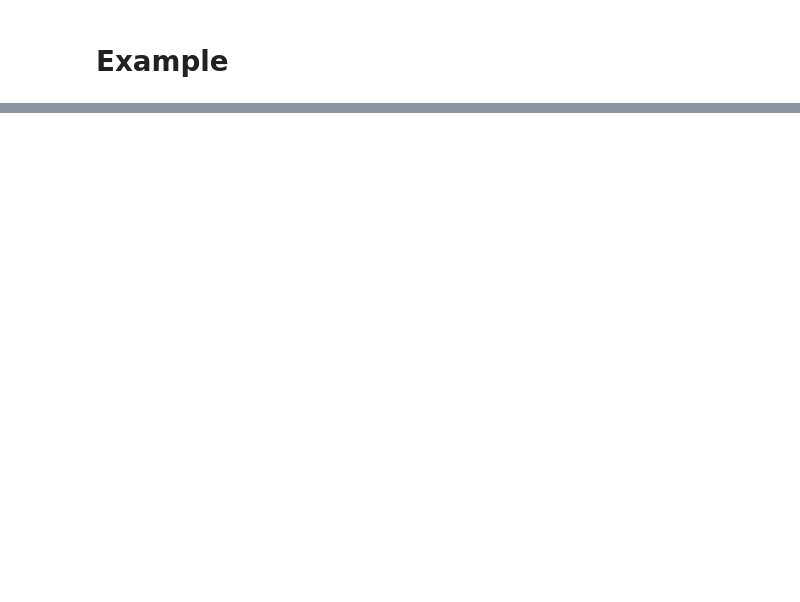
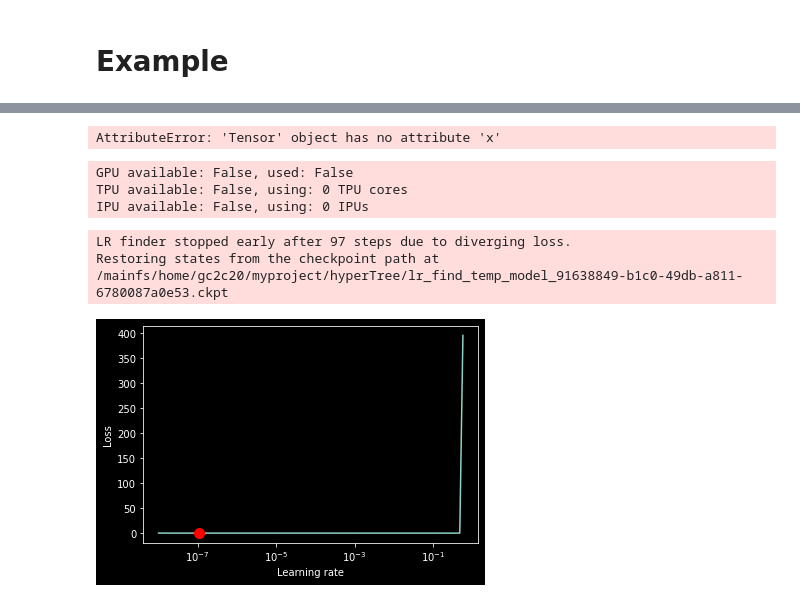
Before and after one commit to GiorgioCerro/hyparticle-net, a Jupyter notebook: playing_with_gnn.ipynb, the cells around one changed output, grey strips where cells are left out. Drawn from its saved outputs; the diff is of its cells as text; code cells hidden in the pictures; blank space fills up the shorter version.

```diff
--- a/playing_with_gnn.ipynb
+++ b/playing_with_gnn.ipynb
@@ -187,0 +141,12 @@ tensor([0., 0., 0., 0., 0., 0., 0., 0., 0., 0., 0., 0., 0., 0., 0., 0., 0., 0.,
+# %%
+train = ParticleDataset('data/hz_train.hdf5','signal')
+train = DataLoader(train, batch_size=4, shuffle=True,num_workers=128)
+
+test = ParticleDataset('data/hz_test.hdf5','signal')
+test = DataLoader(test, batch_size=4,num_workers=128)
+# %%
+def distance_matrix(nodes):
+    _a = (nodes[:,0][...,None] - nodes[:,0]) ** 2.
+    _b = (nodes[:,1][...,None] - nodes[:,1]) ** 2.
+    matrix = th.sqrt( _a + _b + 1e-8)
+    return matrix
@@ -187,0 +202,12 @@ tensor([0., 0., 0., 0., 0., 0., 0., 0., 0., 0., 0., 0., 0., 0., 0., 0., 0., 0.,
+# %%
+class LitProgressBar(TQDMProgressBar):
+    def init_validation_tqdm(self):
+        bar = super().init_validation_tqdm()
+        bar.set_description('running training ...')
+        return bar
+# %%
+hgnn = LitHGNN()
+bar = LitProgressBar()
+
+trainer = pl.Trainer(max_epochs=2,callbacks=[bar])
+trainer.fit(hgnn,train)
@@ -187,0 +227,24 @@ tensor([0., 0., 0., 0., 0., 0., 0., 0., 0., 0., 0., 0., 0., 0., 0., 0., 0., 0.,
+# %%
+trainer.test(model=hgnn,test_dataloaders=test)
+# %% [output]
+AttributeError: 'Tensor' object has no attribute 'x'
+# %%
+hgnn = LitHGNN()
+trainer = pl.Trainer()
+
+# Run learning rate finder
+lr_finder = trainer.tuner.lr_find(hgnn,train)
+
+# Results can be found in
+lr_finder.results
+
+# Plot with
+fig = lr_finder.plot(suggest=True)
+fig.show()
+# %% [output]
+GPU available: False, used: False
+TPU available: False, using: 0 TPU cores
+IPU available: False, using: 0 IPUs
+LR finder stopped early after 97 steps due to diverging loss.
+Restoring states from the checkpoint path at /mainfs/home/gc2c20/myproject/hyperTree/lr_find_temp_model_91638849-b1c0-49db-a811-6780087a0e53.ckpt
+[figure, added]
```
Also changed, not shown: parts of 13 cells of this notebook, 25 other files.
